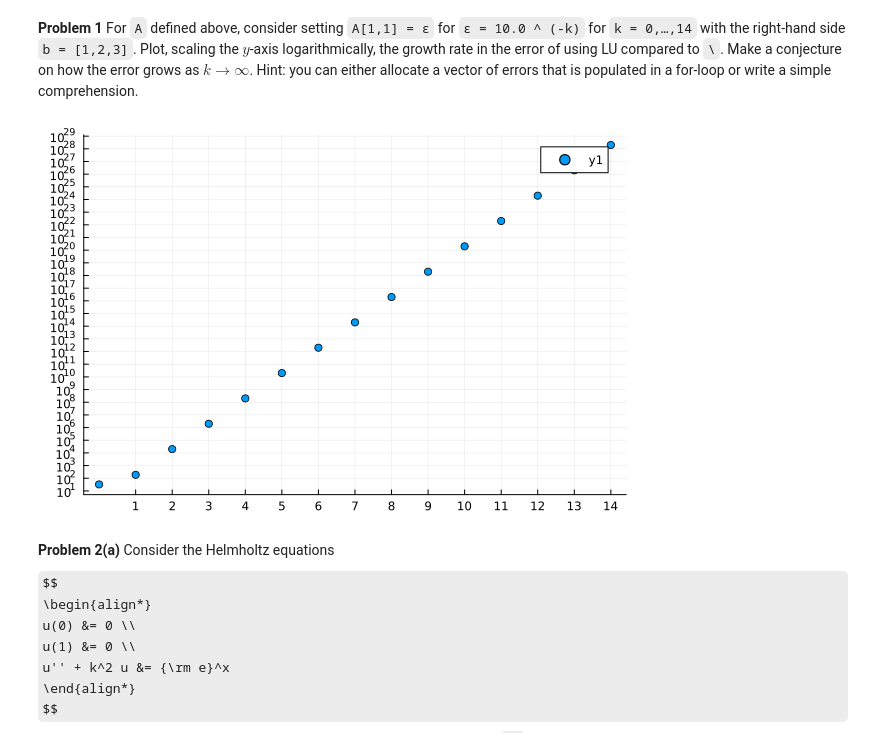
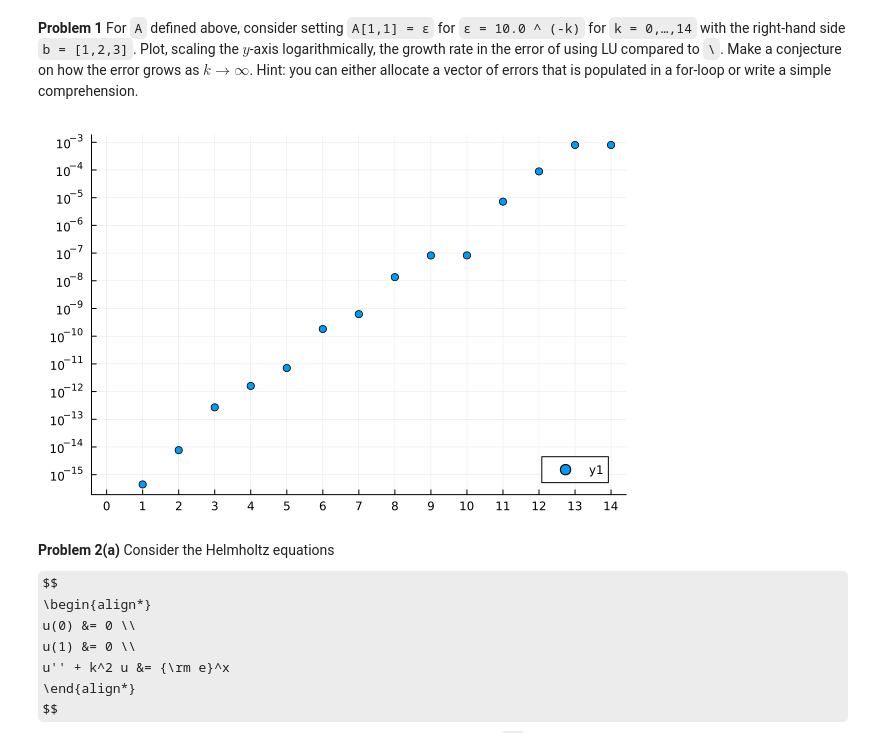
Before and after one commit to farischaudhry/MATH50003NumericalAnalysis, a Jupyter notebook: labs/lab6s.ipynb, the cells around one changed output. Saved outputs shown, nothing was run; the diff lists cells and outputs as text; code cells hidden in the pictures; some formulas as TeX source.

```diff
--- a/labs/lab6s.ipynb
+++ b/labs/lab6s.ipynb
@@ -124,28 +124,29 @@ Hint: you can either allocate a vector of errors that is populated in a for-loop
 # %%
 # TODO: Do a log-log plot for A with its 1,1 entry set to different ε and guess the growth rate.
 # SOLUTION
 
 A = [1.0 1 1;
      2   4 8;
      1   4 9]
 
 b = [1,2,3]
 
 
 n = 15
 errs = zeros(n)
 for k = 1:n
     A[1,1] = 10.0 ^ (1-k)
     L,U = lu(A, NoPivot())
-    errs[k] = norm(A\b - L \ (U \ b))
+    errs[k] = norm(A\b - U \ (L \ b))
 end
 
-scatter(0:n-1, errs; yscale=:log10, yticks = 10.0 .^ (0:30), xticks = 1:15)
-# The error grows exponentially, like 10^(2k)
+nanabs(x) = x == 0 ? NaN : abs(x)
+scatter(0:n-1, nanabs.(errs); yscale=:log10, xticks = 0:15, yticks= 10.0 .^ (-16:0), legend=:bottomright)
+# The error grows exponentially, roughly like 10^k
 
 # END
 # %% [output]
-[figure, old version]
+[figure, new version]
 # %% [markdown]
 **Problem 2(a)** Consider the Helmholtz equations
 $$
```
Also changed, not shown: parts of 6 cells of this notebook, 1 other file.
